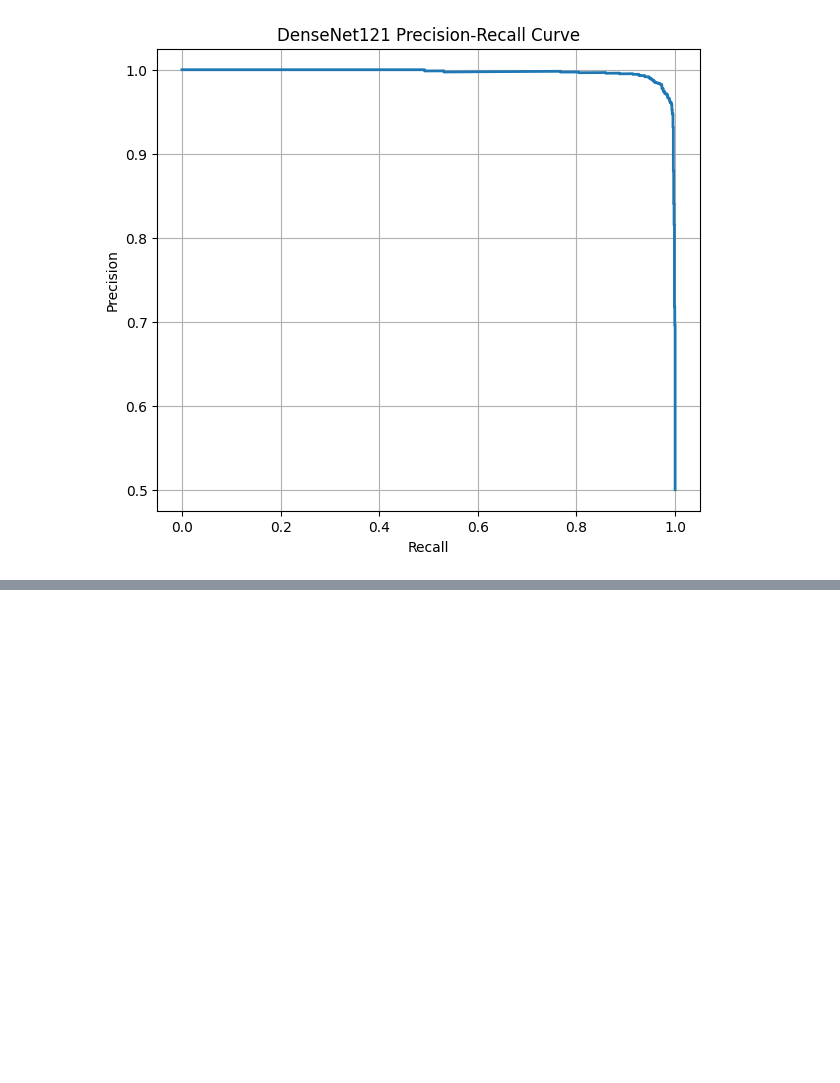
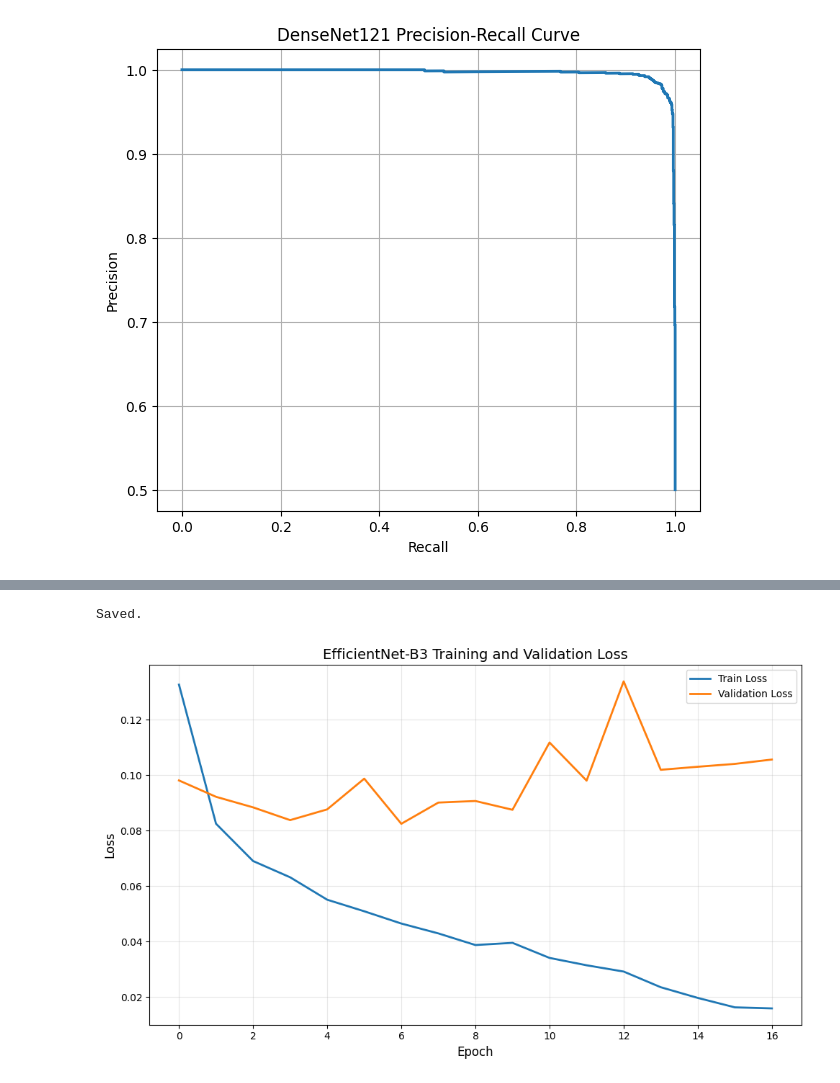
Before and after one commit to IremOzbek/Malaria_DINOv2-performansAnalizi, a Jupyter notebook: Malaria_DenseNet121.ipynb, the cells around one changed output, grey strips where cells are left out. Drawn from its saved outputs; the diff is of its cells as text; code cells hidden in the pictures; blank space fills up the shorter version.

Commit message:
EfficientNetB3 eklendi

```diff
--- a/Malaria_DenseNet121.ipynb
+++ b/Malaria_DenseNet121.ipynb
@@ -2085,0 +2185,9 @@ plt.show()
+# %%
+# =====================================================
+# EARLY STOPPING
+# =====================================================
+
+early_stopping = EarlyStopping(
+    patience=10,
+    save_path="best_efficientnet_b3.pth"
+)
@@ -2085,0 +2611,43 @@ plt.show()
+# %%
+EfficientNetB3_results.to_csv(
+    "EfficientNetB3_Test_Results.csv",
+    index=False
+)
+
+print("Saved.")
+# %% [output]
+Saved.
+# %%
+# =====================================================
+# LOSS CURVE
+# =====================================================
+
+plt.figure(figsize=(10,6))
+
+plt.plot(
+    history["train_loss"],
+    label="Train Loss",
+    linewidth=2
+)
+
+plt.plot(
+    history["val_loss"],
+    label="Validation Loss",
+    linewidth=2
+)
+
+plt.xlabel("Epoch", fontsize=12)
+plt.ylabel("Loss", fontsize=12)
+
+plt.title(
+    "EfficientNet-B3 Training and Validation Loss",
+    fontsize=14
+)
+
+plt.legend()
+plt.grid(alpha=0.3)
+
+plt.tight_layout()
+plt.show()
+# %% [output]
+[figure, added]
```
Also changed, not shown: parts of 19 cells of this notebook.
